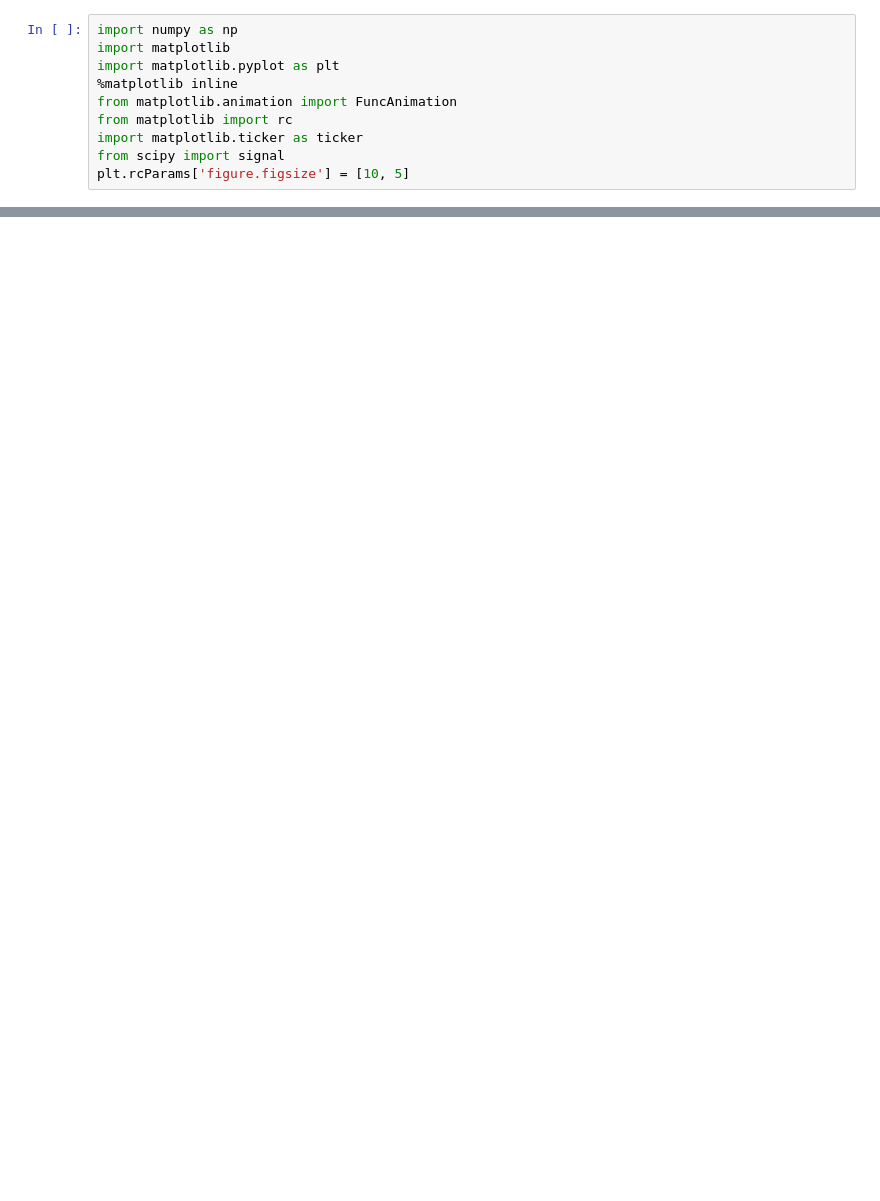
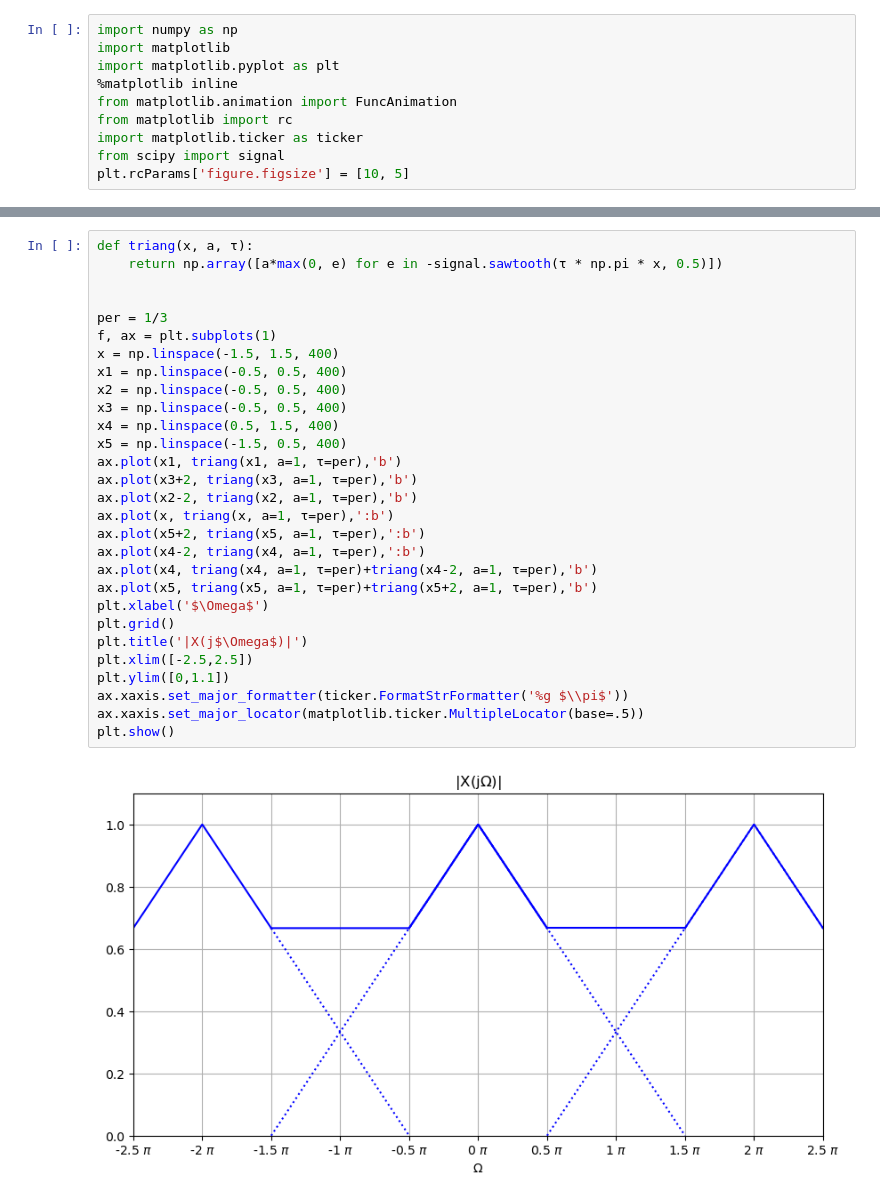
Before and after one commit to ASyS-utn-frm/ASyS, a Jupyter notebook: banco_de_ejercicios/tema_8_muestreo_serie_y_transf_en_tiempo_discreto.ipynb, the cells around one changed output, grey strips where cells are left out. Saved outputs shown, nothing was run; the diff lists cells and outputs as text; blank space fills up the shorter version.

```diff
--- a/banco_de_ejercicios/tema_8_muestreo_serie_y_transf_en_tiempo_discreto.ipynb
+++ b/banco_de_ejercicios/tema_8_muestreo_serie_y_transf_en_tiempo_discreto.ipynb
@@ -36,0 +48,31 @@ plt.show()
+# %%
+def triang(x, a, τ):
+    return np.array([a*max(0, e) for e in -signal.sawtooth(τ * np.pi * x, 0.5)])
+
+
+per = 1/3
+f, ax = plt.subplots(1)
+x = np.linspace(-1.5, 1.5, 400)
+x1 = np.linspace(-0.5, 0.5, 400)
+x2 = np.linspace(-0.5, 0.5, 400)
+x3 = np.linspace(-0.5, 0.5, 400)
+x4 = np.linspace(0.5, 1.5, 400)
+x5 = np.linspace(-1.5, 0.5, 400)
+ax.plot(x1, triang(x1, a=1, τ=per),'b')
+ax.plot(x3+2, triang(x3, a=1, τ=per),'b')
+ax.plot(x2-2, triang(x2, a=1, τ=per),'b')
+ax.plot(x, triang(x, a=1, τ=per),':b')
+ax.plot(x5+2, triang(x5, a=1, τ=per),':b')
+ax.plot(x4-2, triang(x4, a=1, τ=per),':b')
+ax.plot(x4, triang(x4, a=1, τ=per)+triang(x4-2, a=1, τ=per),'b')
+ax.plot(x5, triang(x5, a=1, τ=per)+triang(x5+2, a=1, τ=per),'b')
+plt.xlabel('$\Omega$')
+plt.grid()
+plt.title('|X(j$\Omega$)|')
+plt.xlim([-2.5,2.5])
+plt.ylim([0,1.1])
+ax.xaxis.set_major_formatter(ticker.FormatStrFormatter('%g $\\pi$'))
+ax.xaxis.set_major_locator(matplotlib.ticker.MultipleLocator(base=.5))
+plt.show()
+# %% [output]
+[figure, added]
```
Also changed, not shown: parts of 3 cells of this notebook.
